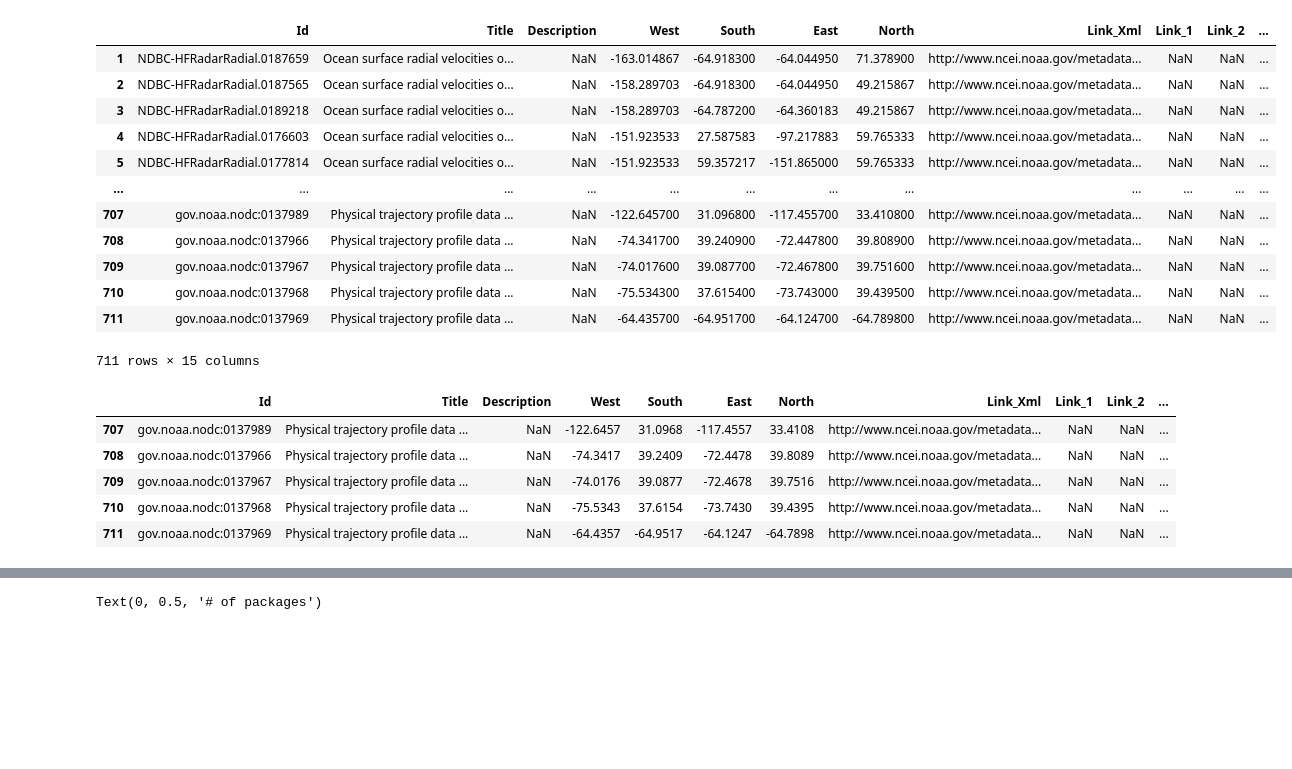
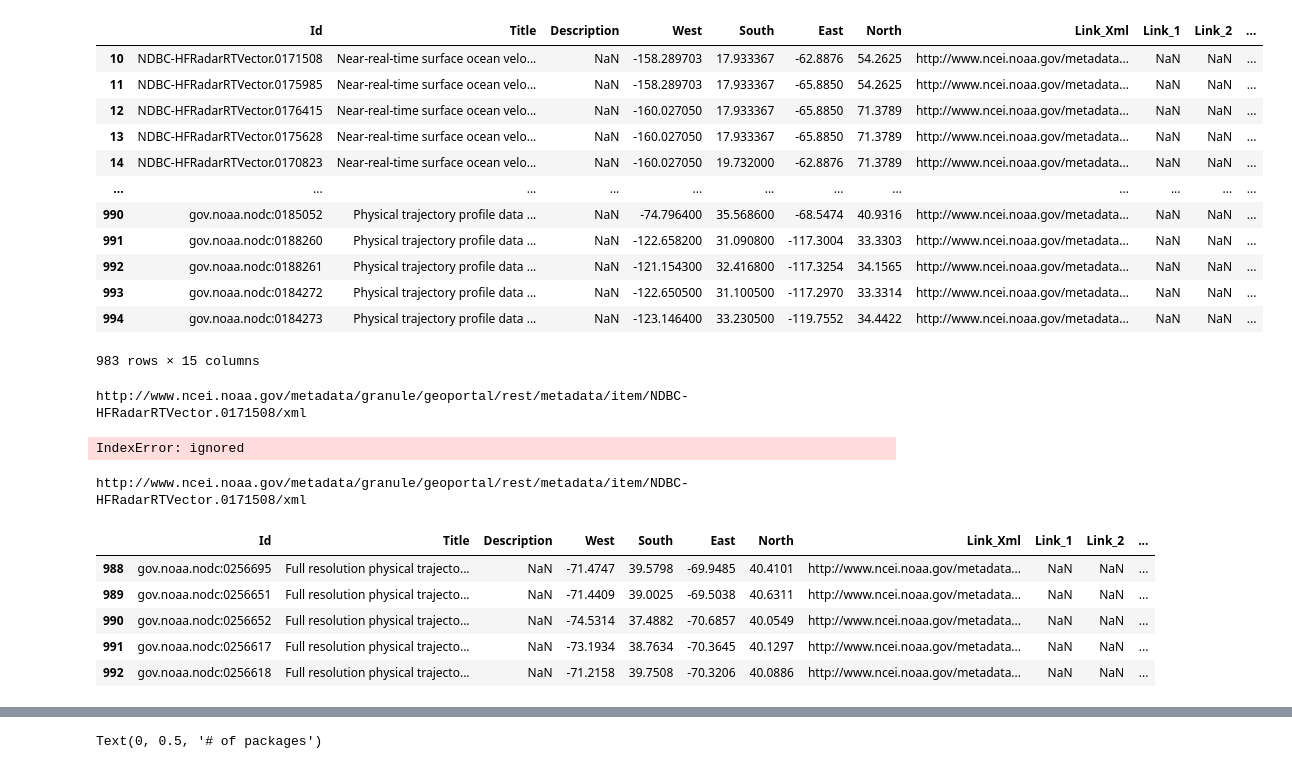
Before and after one commit to MathewBiddle/nceipy, a Jupyter notebook: notebooks/ncei_metadata_collection.ipynb, the cells around one changed output, grey strips where cells are left out. Cells and saved outputs as stored; diff of their text form; code cells hidden in the pictures; blank space fills up the shorter version.

```diff
--- a/notebooks/ncei_metadata_collection.ipynb
+++ b/notebooks/ncei_metadata_collection.ipynb
@@ -29,35 +31,35 @@ url_HF_Radar_Radials = 'https://www.ncei.noaa.gov/metadata/granule/geoportal/ope
 # %%
 df = pd.DataFrame(columns=['Id', 'Title', 'Description', 'West', 'South', 'East', 'North',
        'Link_Xml', 'Link_1', 'Link_2', 'Link_3', 'Link_4', 'Data_Date_Range',
        'Date_Published', 'package_size_MB'])
 
 for url in [url, url_HF_Radar_RT_Vetor, url_HF_Radar_Radials]:
     df_init = pd.read_csv(url)
     df = pd.concat([df_init, df], ignore_index=True)
 
 # drop documentation only accession
 # 0126755 - documentation only
 # gov.noaa.nodc:NDBC-HFRadarRadial - Collection level record
 # gov.noaa.nodc:NDBC-HFRadarRTVector - Collection level record
 
-id_to_drop = ['0126755','gov.noaa.nodc:NDBC-HFRadarRadial','gov.noaa.nodc:NDBC-HFRadarRTVector']
+id_to_drop = ['0126755','NDBC-HFRadarRadial','gov.noaa.nodc:NDBC-HFRadarRTVector']
 
 df = df[~df.Id.str.contains('|'.join(id_to_drop))]
 df
 # %% [output]
 |  | Id | Title | Description | West | South | East | North | Link_Xml | Link_1 | Link_2 | ... |
-| 1 | NDBC-HFRadarRadial.0187659 | Ocean surface radial velocities o... | NaN | -163.014867 | -64.918300 | -64.044950 | 71.378900 | http://www.ncei.noaa.gov/metadata... | NaN | NaN | ... |
-| 2 | NDBC-HFRadarRadial.0187565 | Ocean surface radial velocities o... | NaN | -158.289703 | -64.918300 | -64.044950 | 49.215867 | http://www.ncei.noaa.gov/metadata... | NaN | NaN | ... |
-| 3 | NDBC-HFRadarRadial.0189218 | Ocean surface radial velocities o... | NaN | -158.289703 | -64.787200 | -64.360183 | 49.215867 | http://www.ncei.noaa.gov/metadata... | NaN | NaN | ... |
-| 4 | NDBC-HFRadarRadial.0176603 | Ocean surface radial velocities o... | NaN | -151.923533 | 27.587583 | -97.217883 | 59.765333 | http://www.ncei.noaa.gov/metadata... | NaN | NaN | ... |
-| 5 | NDBC-HFRadarRadial.0177814 | Ocean surface radial velocities o... | NaN | -151.923533 | 59.357217 | -151.865000 | 59.765333 | http://www.ncei.noaa.gov/metadata... | NaN | NaN | ... |
+| 10 | NDBC-HFRadarRTVector.0171508 | Near-real-time surface ocean velo... | NaN | -158.289703 | 17.933367 | -62.8876 | 54.2625 | http://www.ncei.noaa.gov/metadata... | NaN | NaN | ... |
+| 11 | NDBC-HFRadarRTVector.0175985 | Near-real-time surface ocean velo... | NaN | -158.289703 | 17.933367 | -65.8850 | 54.2625 | http://www.ncei.noaa.gov/metadata... | NaN | NaN | ... |
+| 12 | NDBC-HFRadarRTVector.0176415 | Near-real-time surface ocean velo... | NaN | -160.027050 | 17.933367 | -65.8850 | 71.3789 | http://www.ncei.noaa.gov/metadata... | NaN | NaN | ... |
+| 13 | NDBC-HFRadarRTVector.0175628 | Near-real-time surface ocean velo... | NaN | -160.027050 | 17.933367 | -65.8850 | 71.3789 | http://www.ncei.noaa.gov/metadata... | NaN | NaN | ... |
+| 14 | NDBC-HFRadarRTVector.0170823 | Near-real-time surface ocean velo... | NaN | -160.027050 | 19.732000 | -62.8876 | 71.3789 | http://www.ncei.noaa.gov/metadata... | NaN | NaN | ... |
 | ... | ... | ... | ... | ... | ... | ... | ... | ... | ... | ... | ... |
-| 707 | gov.noaa.nodc:0137989 | Physical trajectory profile data ... | NaN | -122.645700 | 31.096800 | -117.455700 | 33.410800 | http://www.ncei.noaa.gov/metadata... | NaN | NaN | ... |
-| 708 | gov.noaa.nodc:0137966 | Physical trajectory profile data ... | NaN | -74.341700 | 39.240900 | -72.447800 | 39.808900 | http://www.ncei.noaa.gov/metadata... | NaN | NaN | ... |
-| 709 | gov.noaa.nodc:0137967 | Physical trajectory profile data ... | NaN | -74.017600 | 39.087700 | -72.467800 | 39.751600 | http://www.ncei.noaa.gov/metadata... | NaN | NaN | ... |
-| 710 | gov.noaa.nodc:0137968 | Physical trajectory profile data ... | NaN | -75.534300 | 37.615400 | -73.743000 | 39.439500 | http://www.ncei.noaa.gov/metadata... | NaN | NaN | ... |
-| 711 | gov.noaa.nodc:0137969 | Physical trajectory profile data ... | NaN | -64.435700 | -64.951700 | -64.124700 | -64.789800 | http://www.ncei.noaa.gov/metadata... | NaN | NaN | ... |
+| 990 | gov.noaa.nodc:0185052 | Physical trajectory profile data ... | NaN | -74.796400 | 35.568600 | -68.5474 | 40.9316 | http://www.ncei.noaa.gov/metadata... | NaN | NaN | ... |
+| 991 | gov.noaa.nodc:0188260 | Physical trajectory profile data ... | NaN | -122.658200 | 31.090800 | -117.3004 | 33.3303 | http://www.ncei.noaa.gov/metadata... | NaN | NaN | ... |
+| 992 | gov.noaa.nodc:0188261 | Physical trajectory profile data ... | NaN | -121.154300 | 32.416800 | -117.3254 | 34.1565 | http://www.ncei.noaa.gov/metadata... | NaN | NaN | ... |
+| 993 | gov.noaa.nodc:0184272 | Physical trajectory profile data ... | NaN | -122.650500 | 31.100500 | -117.2970 | 33.3314 | http://www.ncei.noaa.gov/metadata... | NaN | NaN | ... |
+| 994 | gov.noaa.nodc:0184273 | Physical trajectory profile data ... | NaN | -123.146400 | 33.230500 | -119.7552 | 34.4422 | http://www.ncei.noaa.gov/metadata... | NaN | NaN | ... |
-711 rows × 15 columns
+983 rows × 15 columns
 # %%
 from urllib.request import urlopen
 import xml.etree.ElementTree as ET
@@ -72,11 +74,12 @@ ns = {
 df[['package_size_MB','RA']] = ''
 
 for url in df.Link_Xml:
-
+    print(url)
     xml = urlopen(url)
     main_tree = ET.parse(xml)
     main_root = main_tree.getroot()
 
+    ## Collect title
     title_path = ( ".//"
         "gmd:identificationInfo/"
         "gmd:MD_DataIdentification/"
@@ -85,29 +88,41 @@ for url in df.Link_Xml:
         "gmd:title/"
         "gco:CharacterString"
     )
+
     title = main_root.findall(title_path,ns)[0].text
 
+    ## Collect last version size
     size_path = ( ".//"
                  "gmd:distributorTransferOptions/"
                  "gmd:MD_DigitalTransferOptions/"
                  "gmd:transferSize/"
                  "gco:Real"
                 )
+
     size = main_root.findall(size_path, ns)[-1].text
 
+    # Collect submitting institution (typically RA)
     for md_kwrds in main_root.iterfind('.//gmd:descriptiveKeywords/gmd:MD_Keywords', ns):
         for thesaurus_name in md_kwrds.iterfind('.//gmd:thesaurusName/gmd:CI_Citation/gmd:title/gco:CharacterString', ns):
             if thesaurus_name.text == 'NODC SUBMITTING INSTITUTION NAMES THESAURUS':
                 ra = md_kwrds.find('.//gmd:keyword/gmx:Anchor',ns).text
 
+    # add all that info back to the dataframe
     df.loc[df.Link_Xml == url, ['package_size_MB', 'package_size_GB', 'RA']] = [float(size), float(size)*0.001, ra]
+# %% [output]
+http://www.ncei.noaa.gov/metadata/granule/geoportal/rest/metadata/item/NDBC-HFRadarRTVector.0171508/xml
+IndexError: ignored
+# %%
+print(url)
+# %% [output]
+http://www.ncei.noaa.gov/metadata/granule/geoportal/rest/metadata/item/NDBC-HFRadarRTVector.0171508/xml
 # %%
 df.tail()
 # %% [output]
 |  | Id | Title | Description | West | South | East | North | Link_Xml | Link_1 | Link_2 | ... |
-| 707 | gov.noaa.nodc:0137989 | Physical trajectory profile data ... | NaN | -122.6457 | 31.0968 | -117.4557 | 33.4108 | http://www.ncei.noaa.gov/metadata... | NaN | NaN | ... |
-| 708 | gov.noaa.nodc:0137966 | Physical trajectory profile data ... | NaN | -74.3417 | 39.2409 | -72.4478 | 39.8089 | http://www.ncei.noaa.gov/metadata... | NaN | NaN | ... |
-| 709 | gov.noaa.nodc:0137967 | Physical trajectory profile data ... | NaN | -74.0176 | 39.0877 | -72.4678 | 39.7516 | http://www.ncei.noaa.gov/metadata... | NaN | NaN | ... |
-| 710 | gov.noaa.nodc:0137968 | Physical trajectory profile data ... | NaN | -75.5343 | 37.6154 | -73.7430 | 39.4395 | http://www.ncei.noaa.gov/metadata... | NaN | NaN | ... |
-| 711 | gov.noaa.nodc:0137969 | Physical trajectory profile data ... | NaN | -64.4357 | -64.9517 | -64.1247 | -64.7898 | http://www.ncei.noaa.gov/metadata... | NaN | NaN | ... |
+| 988 | gov.noaa.nodc:0256695 | Full resolution physical trajecto... | NaN | -71.4747 | 39.5798 | -69.9485 | 40.4101 | http://www.ncei.noaa.gov/metadata... | NaN | NaN | ... |
+| 989 | gov.noaa.nodc:0256651 | Full resolution physical trajecto... | NaN | -71.4409 | 39.0025 | -69.5038 | 40.6311 | http://www.ncei.noaa.gov/metadata... | NaN | NaN | ... |
+| 990 | gov.noaa.nodc:0256652 | Full resolution physical trajecto... | NaN | -74.5314 | 37.4882 | -70.6857 | 40.0549 | http://www.ncei.noaa.gov/metadata... | NaN | NaN | ... |
+| 991 | gov.noaa.nodc:0256617 | Full resolution physical trajecto... | NaN | -73.1934 | 38.7634 | -70.3645 | 40.1297 | http://www.ncei.noaa.gov/metadata... | NaN | NaN | ... |
+| 992 | gov.noaa.nodc:0256618 | Full resolution physical trajecto... | NaN | -71.2158 | 39.7508 | -70.3206 | 40.0886 | http://www.ncei.noaa.gov/metadata... | NaN | NaN | ... |
 # %%
```
Also changed, not shown: parts of 4 cells of this notebook.
